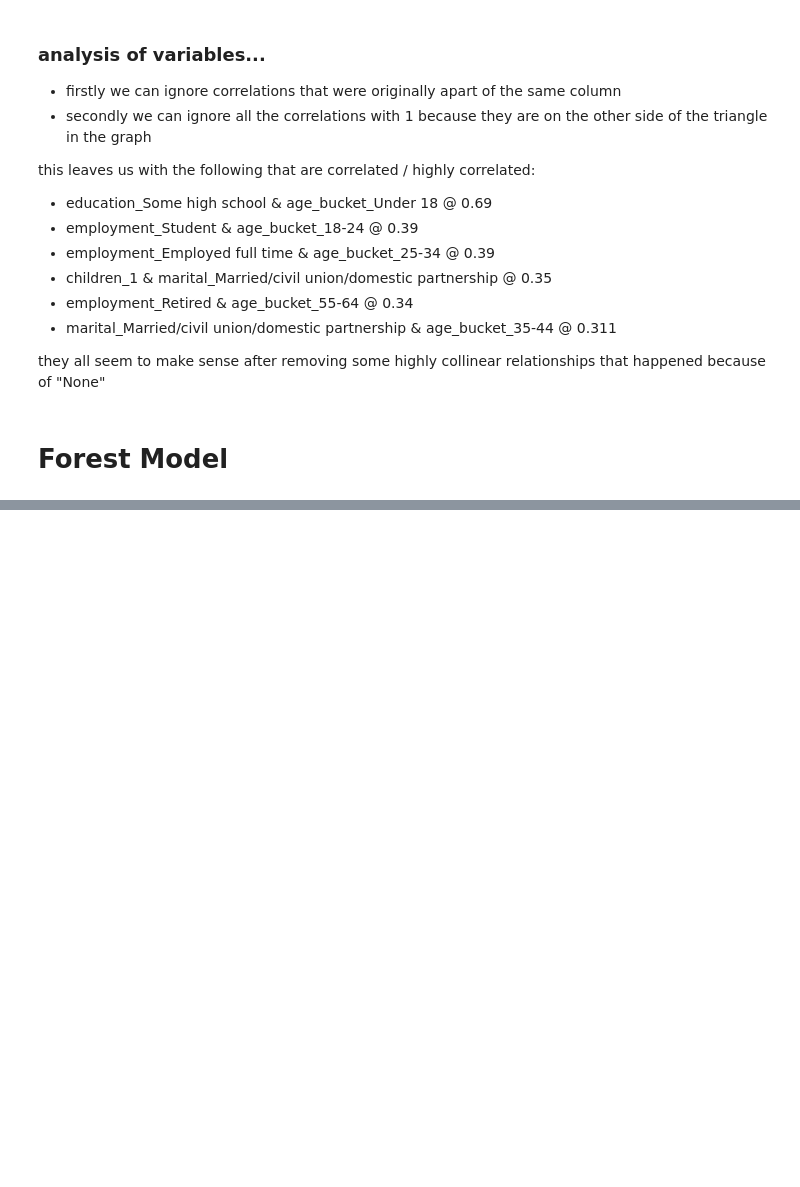
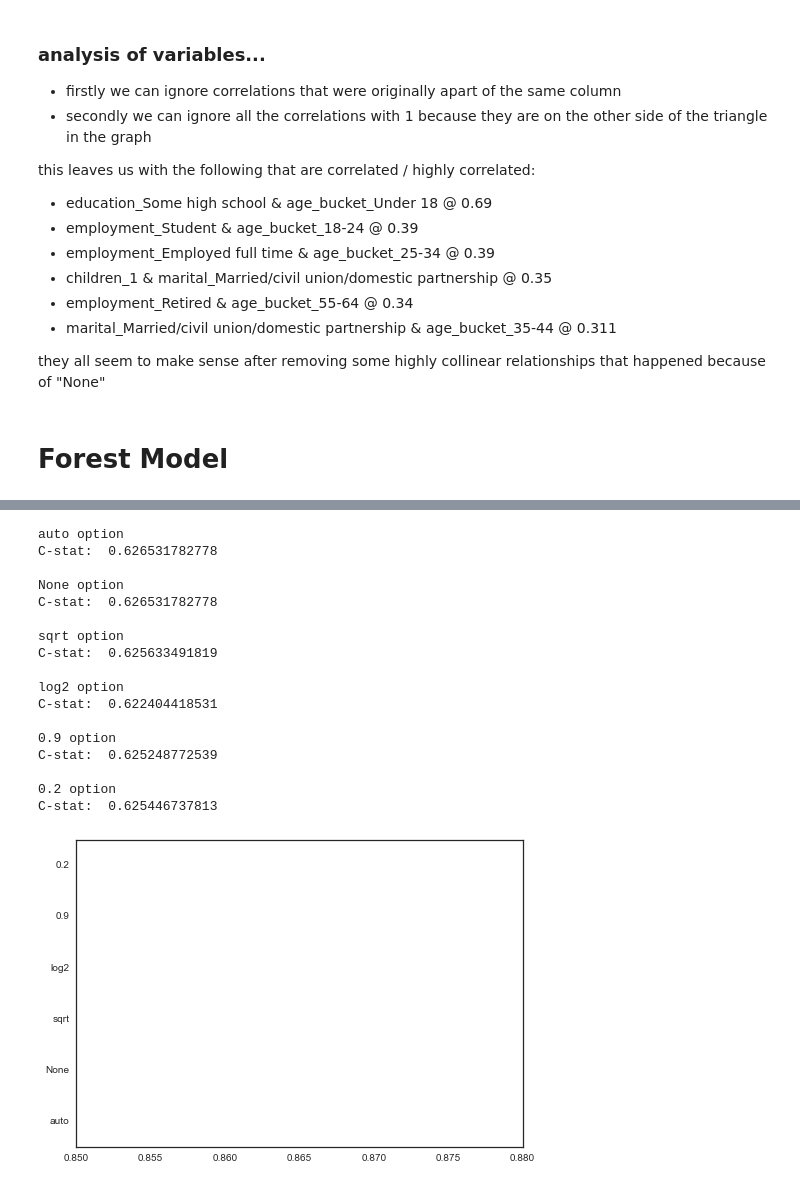
Before and after one commit to gnitnuj/RedditSurveyRandomForests, a Jupyter notebook: Reddit Survey.ipynb, the cells around one changed output, grey strips where cells are left out. Cells and saved outputs as stored; diff of their text form; code cells hidden in the pictures; blank space fills up the shorter version.

```diff
--- a/Reddit Survey.ipynb
+++ b/Reddit Survey.ipynb
@@ -562,0 +763,33 @@ they all seem to make sense after removing some highly collinear relationships t
+# %%
+results2 = []
+max_features_options = ["auto", None, "sqrt", "log2", 0.9, 0.2]
+
+for max_features in max_features_options:
+    model = RandomForestRegressor(n_estimators=1000, oob_score=True, n_jobs=-1, random_state=42, max_features=max_features)
+    model.fit(X_for_forest, y)
+    print max_features, "option"
+    roc = roc_auc_score(y, model.oob_prediction_)
+    print "C-stat: ", roc
+    results2.append(roc)
+    print ""
+
+pd.Series(results2, max_features_options).plot(kind="barh", xlim=(.85,.88));
+# %% [output]
+auto option
+C-stat:  0.626531782778
+
+None option
+C-stat:  0.626531782778
+
+sqrt option
+C-stat:  0.625633491819
+
+log2 option
+C-stat:  0.622404418531
+
+0.9 option
+C-stat:  0.625248772539
+
+0.2 option
+C-stat:  0.625446737813
+[figure, added]
```
Also changed, not shown: parts of 15 cells of this notebook.
